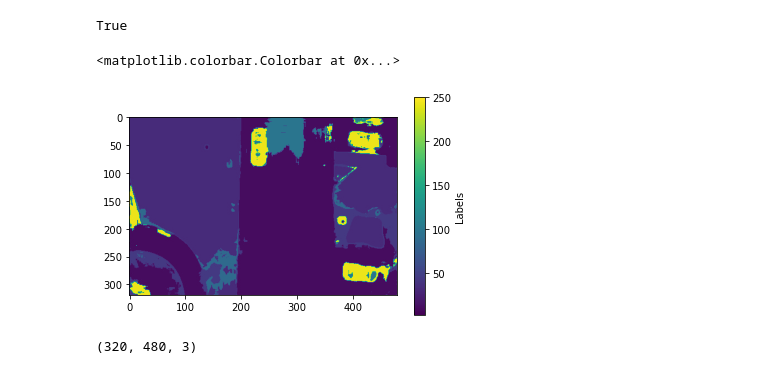
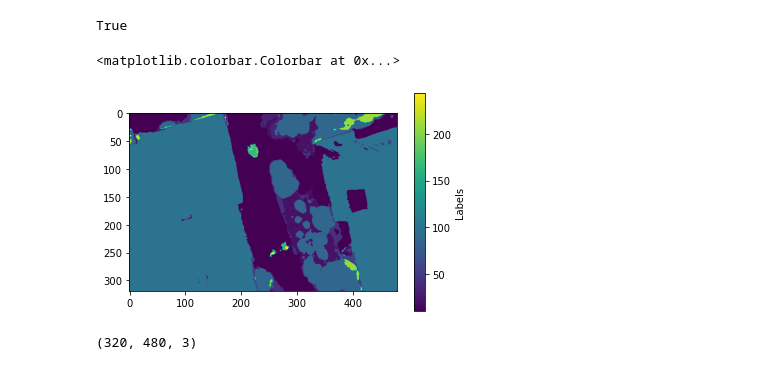
Before and after one commit to AntonioCervantes/Drone-AI-Segmentation, a Jupyter notebook: Segmentation/assets/visualizations.ipynb, the cells around one changed output. Saved outputs shown, nothing was run; the diff lists cells and outputs as text; code cells hidden in the pictures.

```diff
--- a/Segmentation/assets/visualizations.ipynb
+++ b/Segmentation/assets/visualizations.ipynb
@@ -230,13 +231,13 @@ cv2.imwrite(f"../results/real_pred.jpg", p)
 # %% [output]
 True
 # %%
-pred = cv2.imread("../results/real_pred.jpg", cv2.IMREAD_GRAYSCALE)
+pred = cv2.imread("../results/145.png", cv2.IMREAD_GRAYSCALE)
 
 plt.imshow(pred)
 plt.colorbar(label="Labels")
 # %% [output]
 <matplotlib.colorbar.Colorbar at 0x...>
-[figure, old version]
+[figure, new version]
 # %%
 p.shape
 # %% [output]
```
Also changed, not shown: parts of 4 cells of this notebook, 4 other files.
